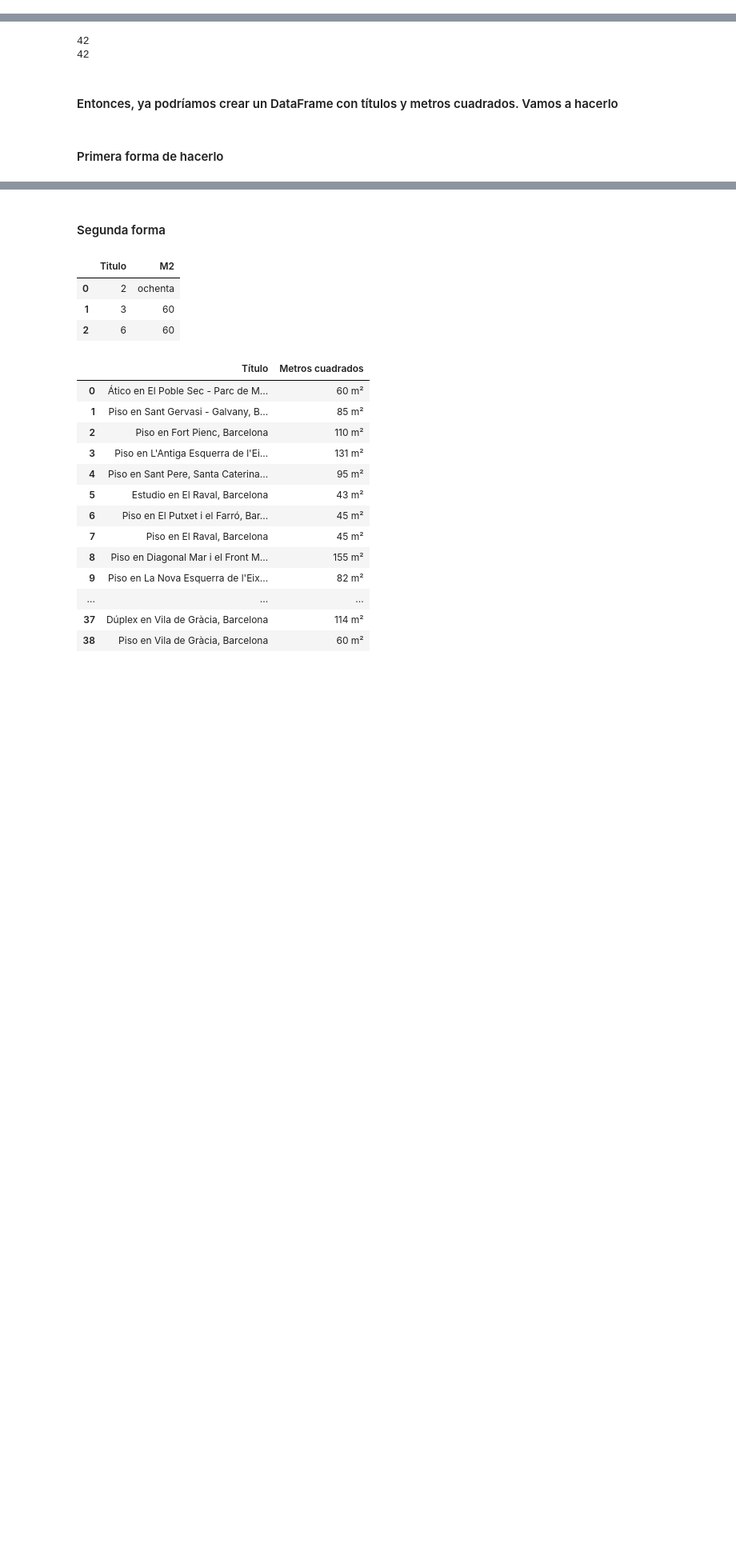
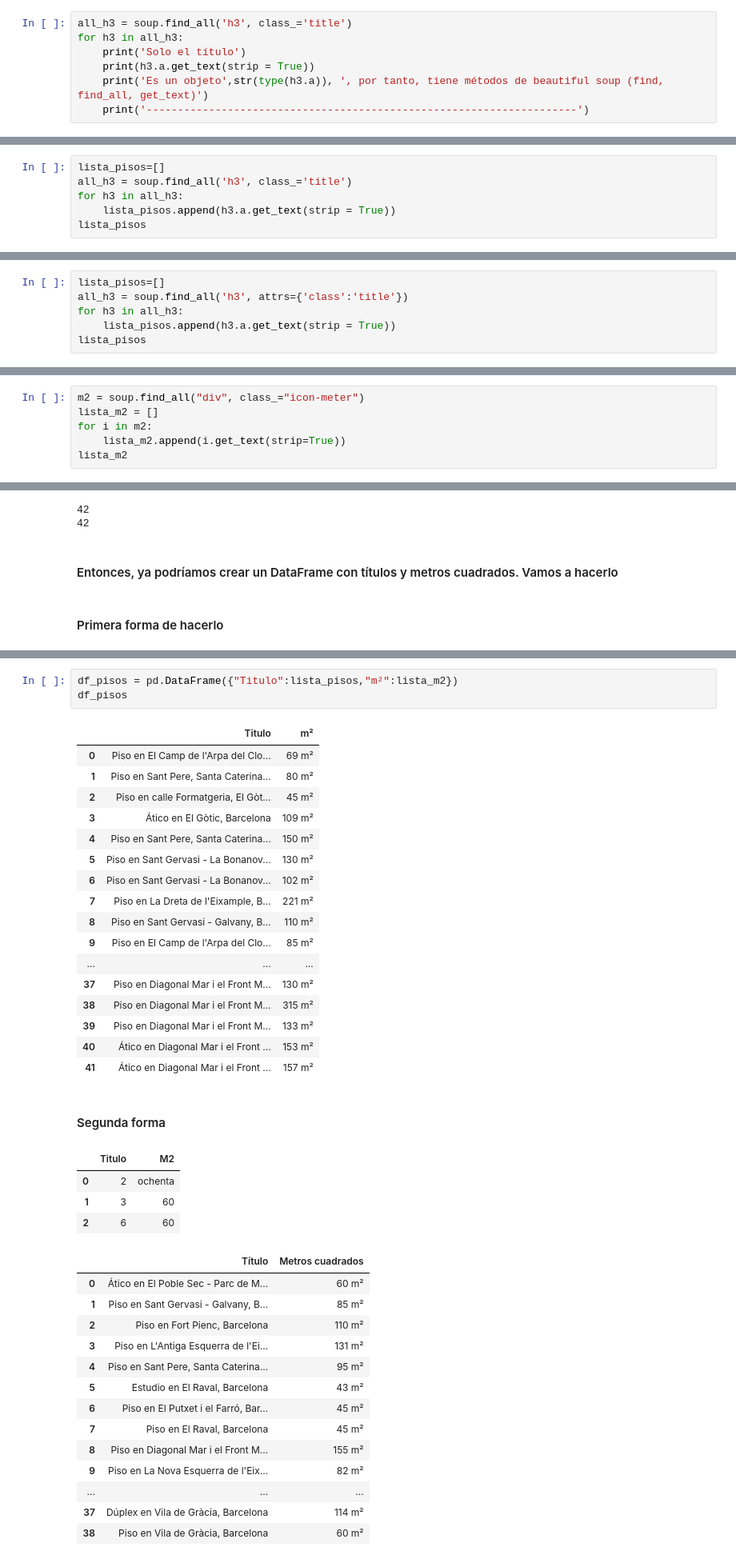
Before and after one commit to lhernandezc96/ds-nov23-thebridge, a Jupyter notebook: 2_Analytics/4-WebScraping/BeautifulSoup_taller.ipynb, the cells around one changed output, grey strips where cells are left out. Shown at 80% size. Drawn from its saved outputs; the diff is of its cells as text; blank space fills up the shorter version.

```diff
--- a/2_Analytics/4-WebScraping/BeautifulSoup_taller.ipynb
+++ b/2_Analytics/4-WebScraping/BeautifulSoup_taller.ipynb
@@ -259,0 +303,7 @@ Es un objeto <class 'bs4.element.Tag'> , por tanto, tiene métodos de beautiful
+# %%
+all_h3 = soup.find_all('h3', class_='title')
+for h3 in all_h3:
+    print('Solo el título')
+    print(h3.a.get_text(strip = True))
+    print('Es un objeto',str(type(h3.a)), ', por tanto, tiene métodos de beautiful soup (find, find_all, get_text)')
+    print('---------------------------------------------------------------------')
@@ -280,0 +330,6 @@ Es un objeto <class 'bs4.element.Tag'> , por tanto, tiene métodos de beautiful
+# %%
+lista_pisos=[]
+all_h3 = soup.find_all('h3', class_='title')
+for h3 in all_h3:
+    lista_pisos.append(h3.a.get_text(strip = True))
+lista_pisos
@@ -281,2 +354,8 @@ Es un objeto <class 'bs4.element.Tag'> , por tanto, tiene métodos de beautiful
 # %% [markdown]
 ##### Otra forma de hacerlo
+# %%
+lista_pisos=[]
+all_h3 = soup.find_all('h3', attrs={'class':'title'})
+for h3 in all_h3:
+    lista_pisos.append(h3.a.get_text(strip = True))
+lista_pisos
@@ -309,0 +388,6 @@ Guardamos los elementos h3 en all_h3, que se comporta como una lista, por lo que
+# %%
+m2 = soup.find_all("div", class_="icon-meter")
+lista_m2 = []
+for i in m2:
+    lista_m2.append(i.get_text(strip=True))
+lista_m2
@@ -341,3 +424,24 @@ Otra forma de hacerlo
+# %%
+df_pisos = pd.DataFrame({"Titulo":lista_pisos,"m²":lista_m2})
+df_pisos
+# %% [output]
+|  | Titulo | m² |
+| 0 | Piso en El Camp de l'Arpa del Clo... | 69 m² |
+| 1 | Piso en Sant Pere, Santa Caterina... | 80 m² |
+| 2 | Piso en calle Formatgeria, El Gòt... | 45 m² |
+| 3 | Ático en El Gòtic, Barcelona | 109 m² |
+| 4 | Piso en Sant Pere, Santa Caterina... | 150 m² |
+| 5 | Piso en Sant Gervasi - La Bonanov... | 130 m² |
+| 6 | Piso en Sant Gervasi - La Bonanov... | 102 m² |
+| 7 | Piso en La Dreta de l'Eixample, B... | 221 m² |
+| 8 | Piso en Sant Gervasi - Galvany, B... | 110 m² |
+| 9 | Piso en El Camp de l'Arpa del Clo... | 85 m² |
+| ... | ... | ... |
+| 37 | Piso en Diagonal Mar i el Front M... | 130 m² |
+| 38 | Piso en Diagonal Mar i el Front M... | 315 m² |
+| 39 | Piso en Diagonal Mar i el Front M... | 133 m² |
+| 40 | Ático en Diagonal Mar i el Front ... | 153 m² |
+| 41 | Ático en Diagonal Mar i el Front ... | 157 m² |
 # %% [markdown]
 #### Segunda forma
 # %%
```
Also changed, not shown: parts of 63 cells of this notebook, 1 other file.
